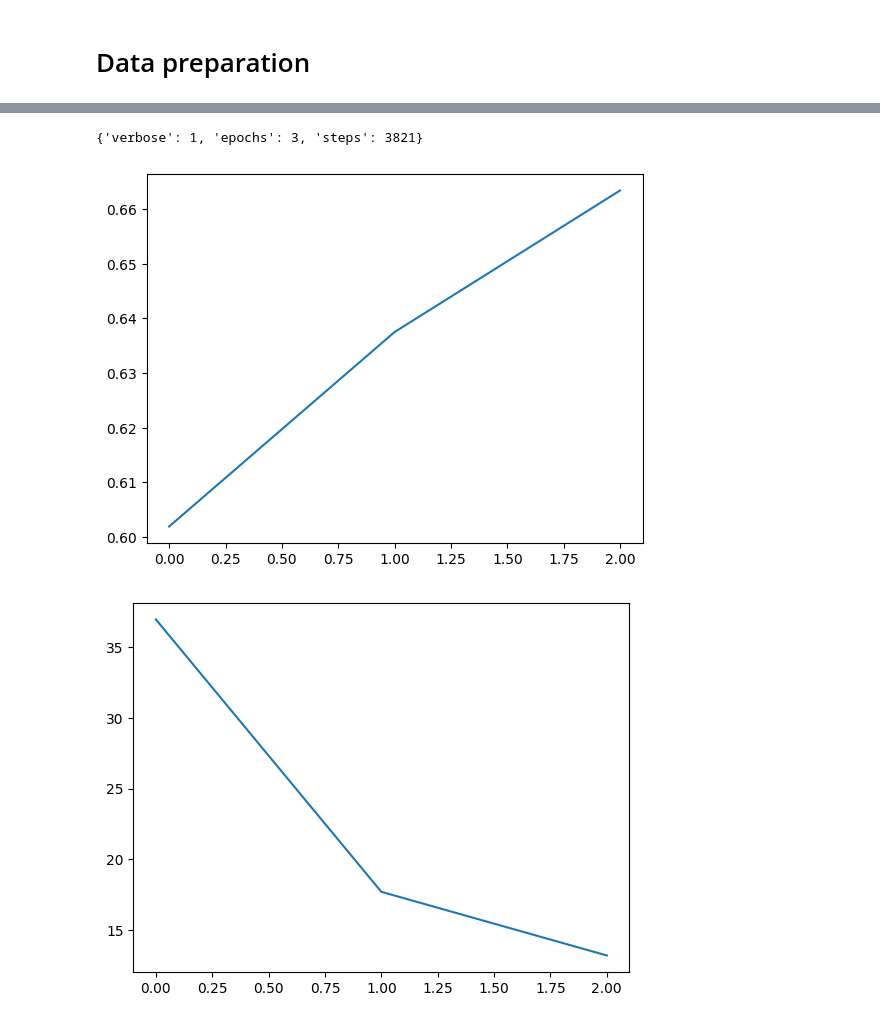
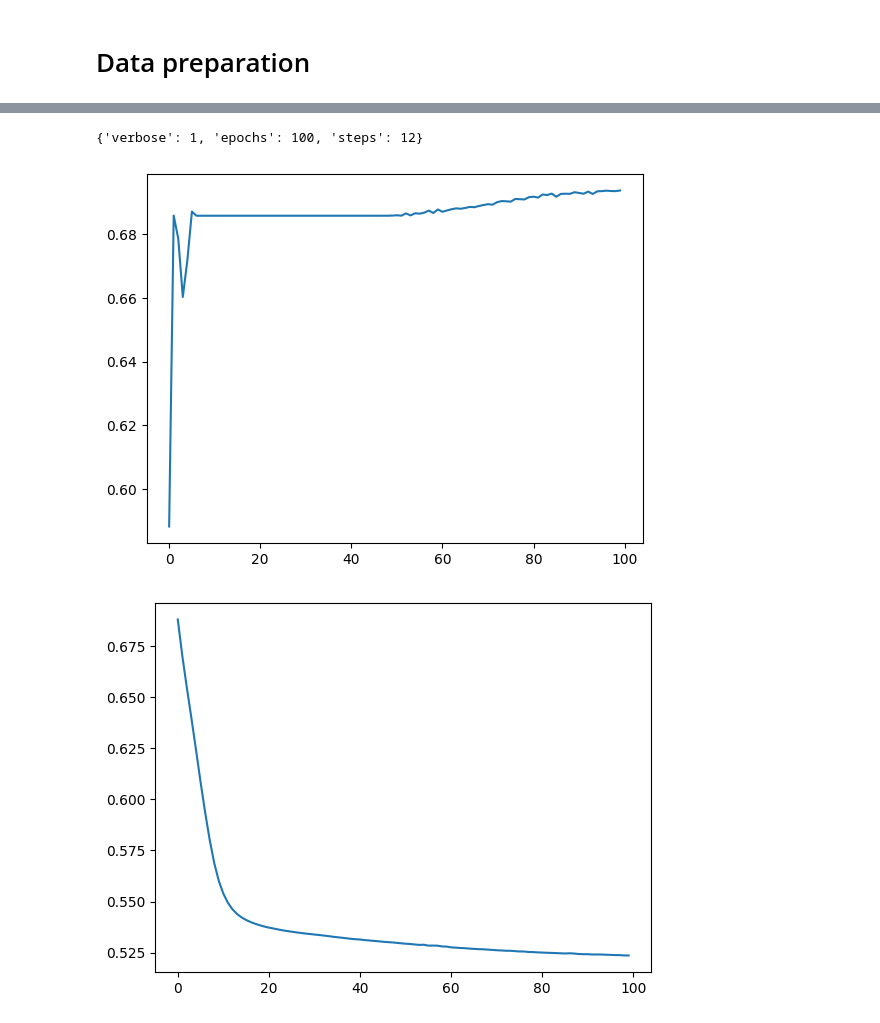
Before and after one commit to etiiiR/Makeathon_Fintech, a Jupyter notebook: Mortage_Kaggle.ipynb, the cells around one changed output, grey strips where cells are left out. Cells and saved outputs as stored; diff of their text form; code cells hidden in the pictures.

```diff
--- a/Mortage_Kaggle.ipynb
+++ b/Mortage_Kaggle.ipynb
@@ -272,7 +328,41 @@ Please also refer to the documentation for alternative solver options:
 # %%
+epochs = 100
+
 model = Sequential()
-model.add(Dense(100, activation='relu', input_dim=X_train.shape[1]))
-model.add(Dense(1, activation='sigmoid', input_dim=100))
-model.compile(optimizer='Adam', loss='binary_crossentropy', metrics=[BinaryAccuracy()])
-history = model.fit(X_test, y_test, epochs=10, validation_data=(X_test, y_test))
+
+model.add(
+        Dense(32, activation='relu', input_shape=(X_train.shape[1],))
+)
+
+model.add(
+        Dense(32, activation='relu',)
+)
+
+
+model.add(
+        Dense(1, activation='sigmoid')
+)
+
+model.compile(
+        optimizer='adam',
+        loss='binary_crossentropy',
+        metrics=['accuracy', 'AUC']
+)
+
+early_stop = EarlyStopping(
+        monitor='val_loss',
+        mode='min',
+        verbose=1,
+        patience=25
+)
+
+history = model.fit(
+        X_train,
+        y_train,
+        epochs=epochs,
+        batch_size=32768,
+        validation_data=(X_test, y_test),
+        callbacks=[early_stop],
+        use_multiprocessing=True
+)
 # %% [output]
@@ -285,10 +400,10 @@ Epoch 3/3
 # %%
 print(history.params)
-plt.plot(history.history['binary_accuracy'])
+plt.plot(history.history['accuracy'])
 plt.show()
 plt.plot(history.history['loss'])
 plt.show()
 # %% [output]
-{'verbose': 1, 'epochs': 3, 'steps': 3821}
+{'verbose': 1, 'epochs': 100, 'steps': 12}
-[figure, old version]
+[figure, new version]
-[figure, old version]
+[figure, new version]
```
Also changed, not shown: parts of 14 cells of this notebook, 19 other files.
